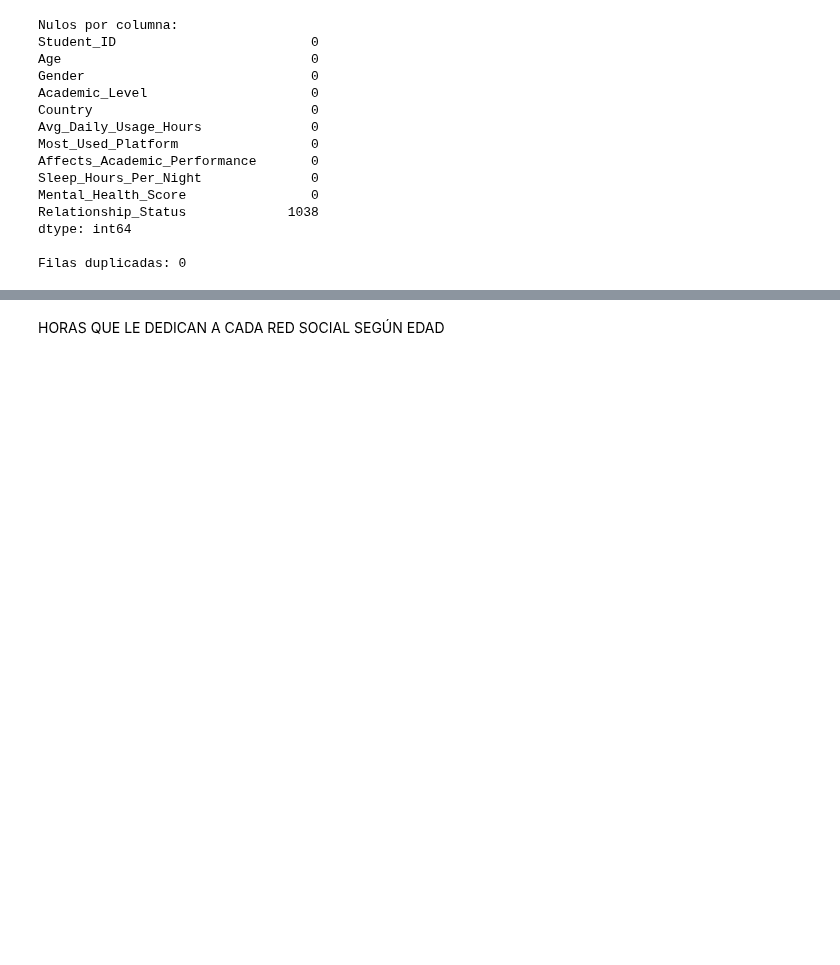
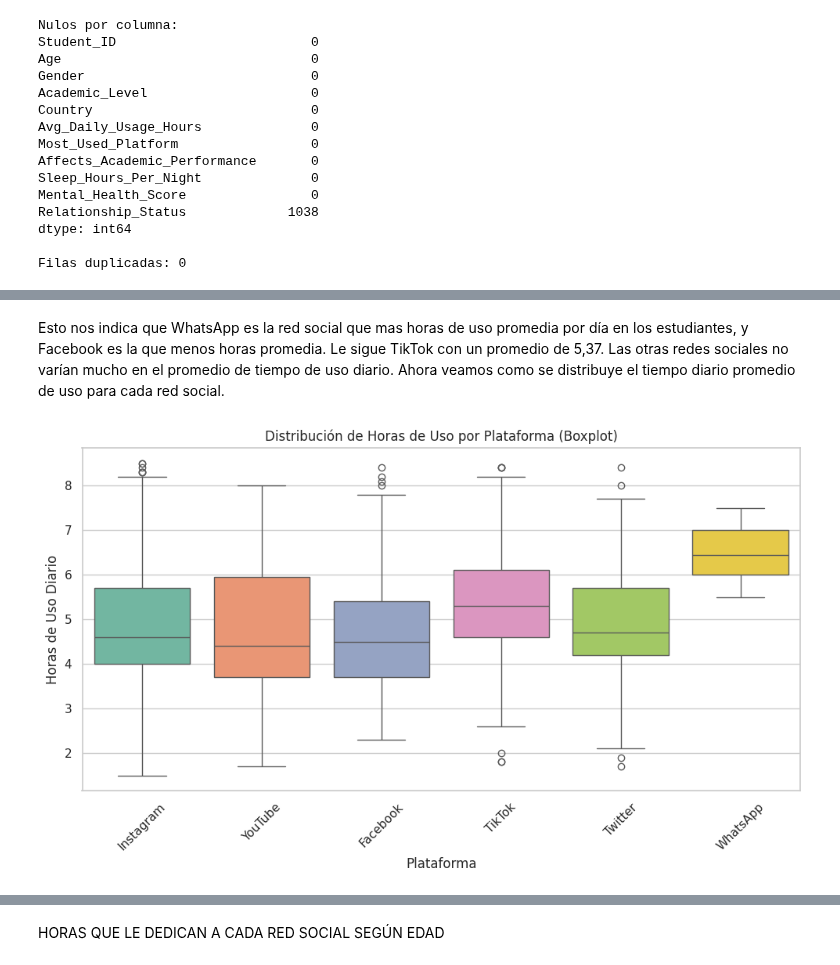
Before and after one commit to Chaile-Mendez/tp-analisis-labo, a Jupyter notebook: TP_GRUPAL.ipynb, the cells around one changed output, grey strips where cells are left out. Saved outputs shown, nothing was run; the diff lists cells and outputs as text; code cells hidden in the pictures; blank space fills up the shorter version.

```diff
--- a/TP_GRUPAL.ipynb
+++ b/TP_GRUPAL.ipynb
@@ -419,0 +48,10 @@ display(cuadro_por_edad_formateado)
+# %%
+# Eliminar la columna Relationship_Status del dataset filtrado
+df_final = df.drop(columns=['Relationship_Status'])
+
+# Verificar las columnas resultantes
+print("Columnas en el nuevo dataset:")
+print(df_final.columns.tolist())
+
+# Mostrar una vista previa
+df_final.head()
@@ -419,0 +273,15 @@ display(cuadro_por_edad_formateado)
+# %%
+# Definir la lista de plataformas deseadas
+plataformas_interes = ['Instagram', 'YouTube', 'Facebook', 'TikTok', 'Twitter','WhatsApp']
+
+# Filtrar el DataFrame
+df_filtrado = df_final[df_final['Most_Used_Platform'].isin(plataformas_interes)]
+
+# Mostrar información del nuevo dataset filtrado
+print(f"Cantidad de filas antes del filtro: {len(df_final)}")
+print(f"Cantidad de filas después del filtro: {len(df_filtrado)}")
+print("\nPlataformas que quedaron en el dataset:")
+print(df_filtrado['Most_Used_Platform'].unique())
+
+# Mostrar las primeras filas
+df_filtrado.head()
@@ -419,0 +319,24 @@ display(cuadro_por_edad_formateado)
+# %% [markdown]
+Esto nos indica que WhatsApp es la red social que mas horas de uso promedia por día en los estudiantes, y Facebook es la que menos horas promedia. Le sigue TikTok con un promedio de 5,37. Las otras redes sociales no varían mucho en el promedio de tiempo de uso diario. Ahora veamos como se distribuye el tiempo diario promedio de uso para cada red social.
+# %%
+sns.set_theme(style="whitegrid")
+plt.figure(figsize=(10, 6))
+
+#Boxplot: Distribución de horas de uso diario por plataforma (usando df_final)
+sns.boxplot(
+    data=df_filtrado,
+    x='Most_Used_Platform',
+    y='Avg_Daily_Usage_Hours',
+    hue='Most_Used_Platform',
+    palette='Set2',
+    legend=False
+)
+plt.title('Distribución de Horas de Uso por Plataforma (Boxplot)')
+plt.xlabel('Plataforma')
+plt.ylabel('Horas de Uso Diario')
+plt.xticks(rotation=45)
+
+plt.tight_layout()
+plt.show()
+# %% [output]
+[figure, added]
```
Also changed, not shown: parts of 47 cells of this notebook.
